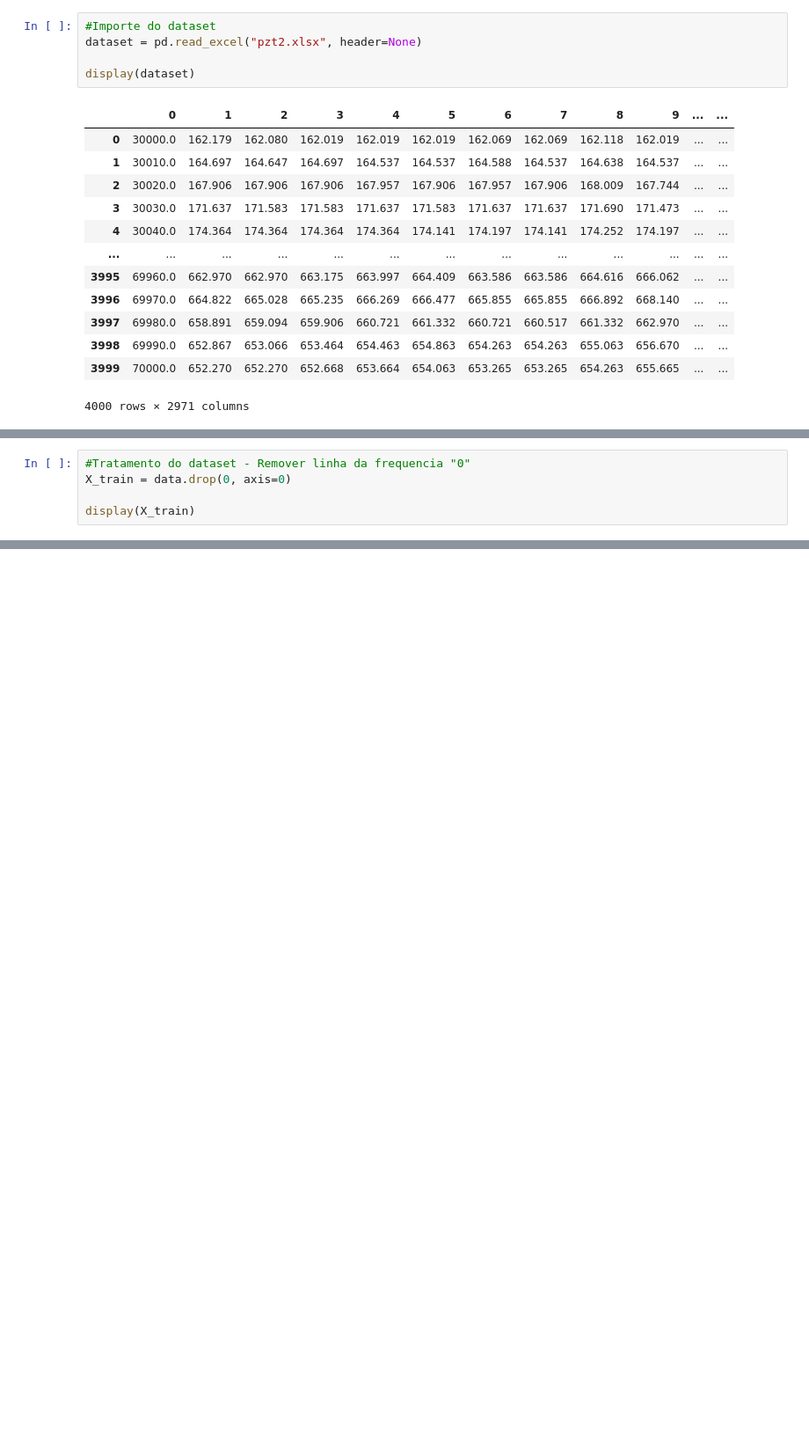
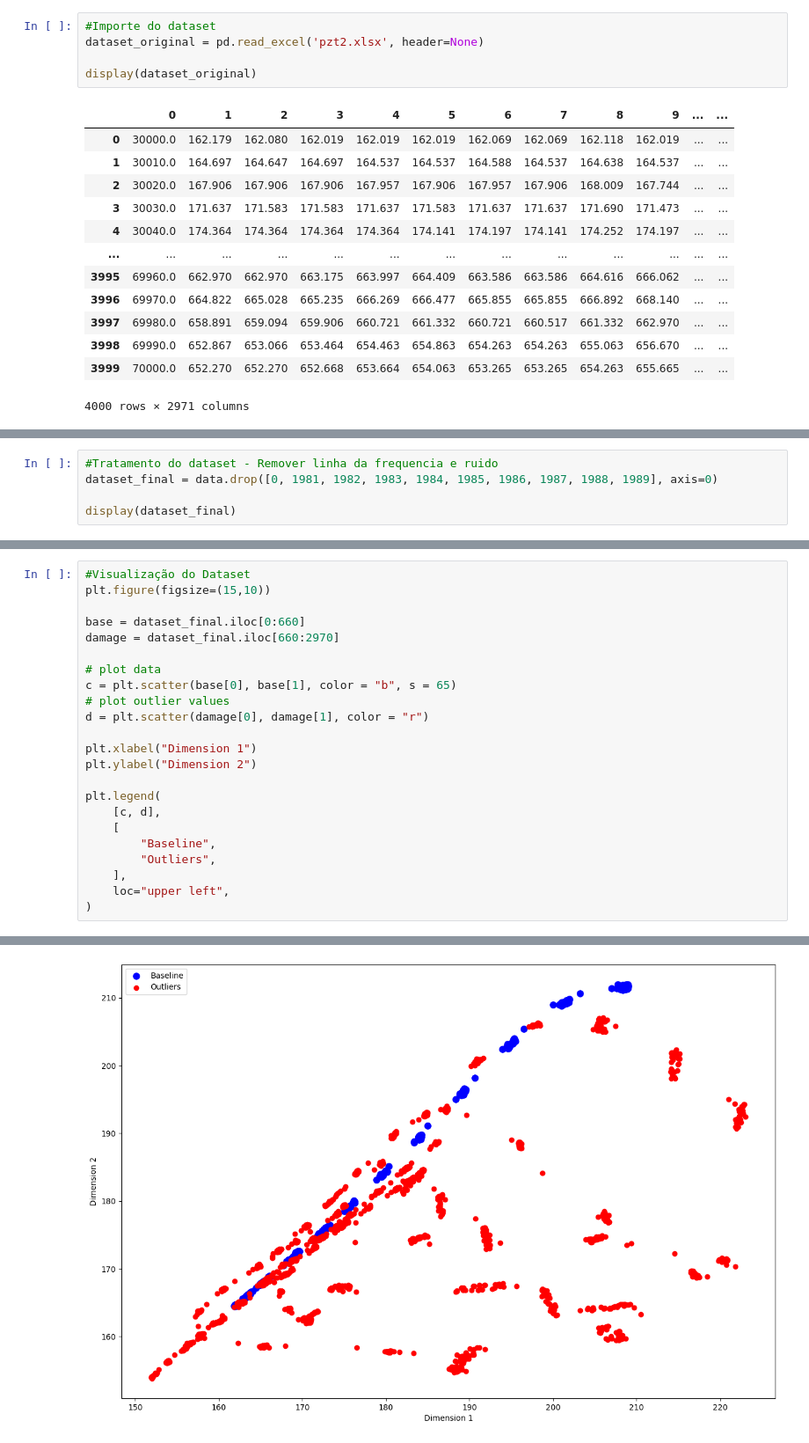
Before and after one commit to AlxDev-hub/Deteccao-de-anomalia-utilizando-RegressaoLogistica, a Jupyter notebook: Aplicacao_RL_PZT.ipynb, the cells around one changed output, grey strips where cells are left out. Shown: that part at 88% size. Cells and saved outputs as stored; diff of their text form; blank space fills up the shorter version.

```diff
--- a/Aplicacao_RL_PZT.ipynb
+++ b/Aplicacao_RL_PZT.ipynb
@@ -9,8 +9,8 @@ import seaborn as sns
 # %%
 #Importe do dataset
-dataset = pd.read_excel("pzt2.xlsx", header=None)
+dataset_original = pd.read_excel('pzt2.xlsx', header=None)
 
-display(dataset)
+display(dataset_original)
 # %% [output]
 |  | 0 | 1 | 2 | 3 | 4 | 5 | 6 | 7 | 8 | 9 | ... | ... |
 | 0 | 30000.0 | 162.179 | 162.080 | 162.019 | 162.019 | 162.019 | 162.069 | 162.069 | 162.118 | 162.019 | ... | ... |
@@ -45,10 +45,10 @@ display(data)
 | 2970 | 186.016 | 188.389 | 191.367 | 194.749 | 199.714 | 207.522 | 218.859 | 217.437 | 193.526 | 182.707 | ... | ... |
 2971 rows × 4000 columns
 # %%
-#Tratamento do dataset - Remover linha da frequencia "0"
-X_train = data.drop(0, axis=0)
+#Tratamento do dataset - Remover linha da frequencia e ruido
+dataset_final = data.drop([0, 1981, 1982, 1983, 1984, 1985, 1986, 1987, 1988, 1989], axis=0)
 
-display(X_train)
+display(dataset_final)
 # %% [output]
 |  | 0 | 1 | 2 | 3 | 4 | 5 | 6 | 7 | 8 | 9 | ... | ... |
 | 1 | 162.179 | 164.697 | 167.906 | 171.637 | 174.364 | 172.654 | 163.434 | 156.894 | 155.915 | 156.413 | ... | ... |
@@ -95,0 +175,24 @@ Inliers identificados:  660
+# %%
+#Visualização do Dataset
+plt.figure(figsize=(15,10))
+
+base = dataset_final.iloc[0:660]
+damage = dataset_final.iloc[660:2970]
+
+# plot data
+c = plt.scatter(base[0], base[1], color = "b", s = 65)
+# plot outlier values
+d = plt.scatter(damage[0], damage[1], color = "r")
+
+plt.xlabel("Dimension 1")
+plt.ylabel("Dimension 2")
+
+plt.legend(
+    [c, d],
+    [
+        "Baseline",
+        "Outliers",
+    ],
+    loc="upper left",
+)
+# %% [output]
@@ -95,0 +200 @@ Inliers identificados:  660
+[figure, added]
```
Also changed, not shown: parts of 13 cells of this notebook.
